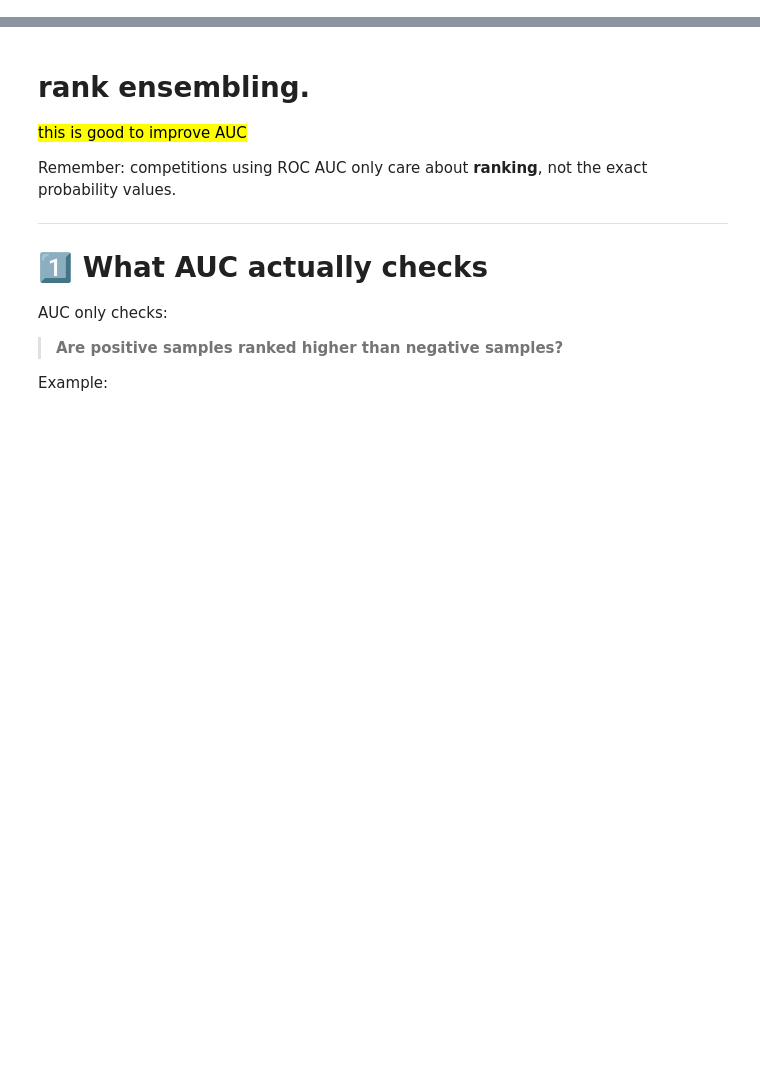
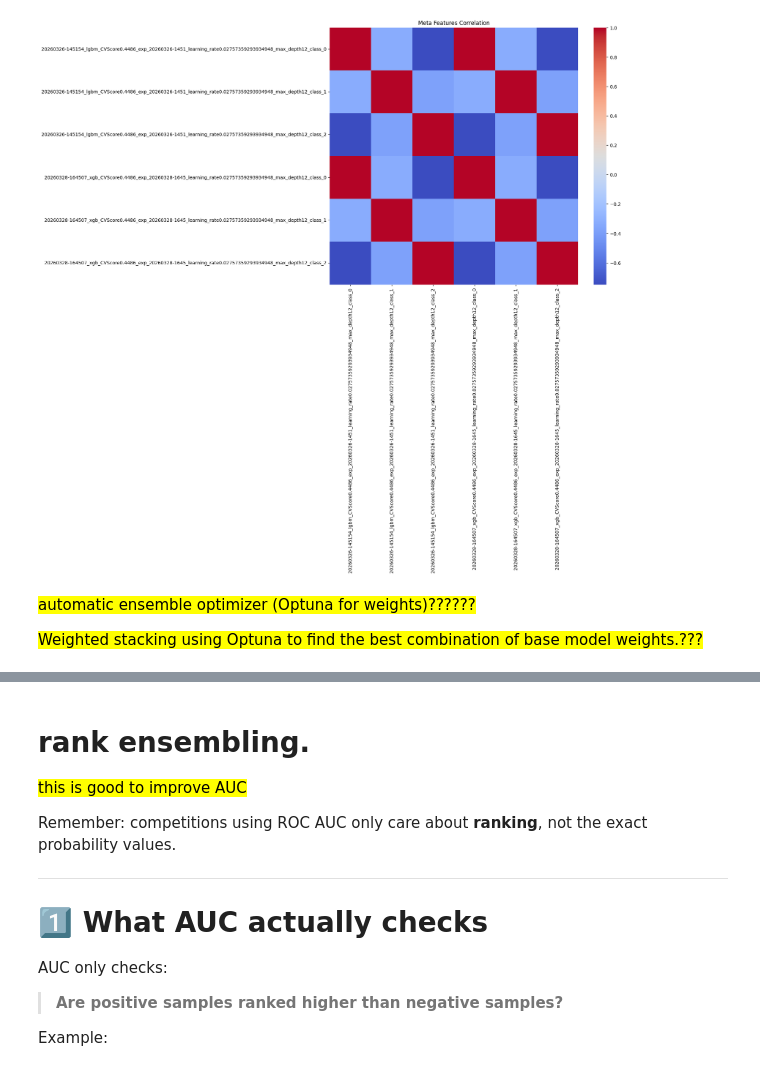
Before and after one commit to ismailSadouki/x42, a Jupyter notebook: notebooks/ensamble.ipynb, the cells around one changed output, grey strips where cells are left out. Saved outputs shown, nothing was run; the diff lists cells and outputs as text; code cells hidden in the pictures; blank space fills up the shorter version.

```diff
--- a/notebooks/ensamble.ipynb
+++ b/notebooks/ensamble.ipynb
@@ -129,0 +91,7 @@ ensemble_submission_df.head(10)
+# %%
+from src.experiment_tracker import load_experiments
+
+
+experiments = load_experiments(load_models=False, load_preds=True)
+for exp in experiments:
+    print(exp["name"], exp["metrics"])
@@ -129,0 +174,12 @@ ensemble_submission_df.head(10)
+# %%
+# Collect OOF predictions for all experiments
+oof_dfs = []
+for exp in experiments:
+    df = pd.DataFrame(exp["oof_postprocessed_preds"], columns=[f"{exp['name']}_class0",
+                                                               f"{exp['name']}_class1",
+                                                               f"{exp['name']}_class2"])
+    oof_dfs.append(df)
+
+# Combine all OOF predictions
+oof_combined = pd.concat(oof_dfs, axis=1)
+oof_combined.head()
@@ -129,0 +623,16 @@ ensemble_submission_df.head(10)
+# %%
+import seaborn as sns
+import matplotlib.pyplot as plt
+
+corr = X_meta_df.corr()
+
+plt.figure(figsize=(12, 10))
+sns.heatmap(corr, cmap="coolwarm")
+plt.title("Meta Features Correlation")
+plt.show()
+# %% [output]
+[figure, added]
+# %% [markdown]
+<mark>automatic ensemble optimizer (Optuna for weights)??????</mark>
+
+<mark>Weighted stacking using Optuna to find the best combination of base model weights.???</mark>
```
Also changed, not shown: parts of 19 cells of this notebook, 4 other files.
